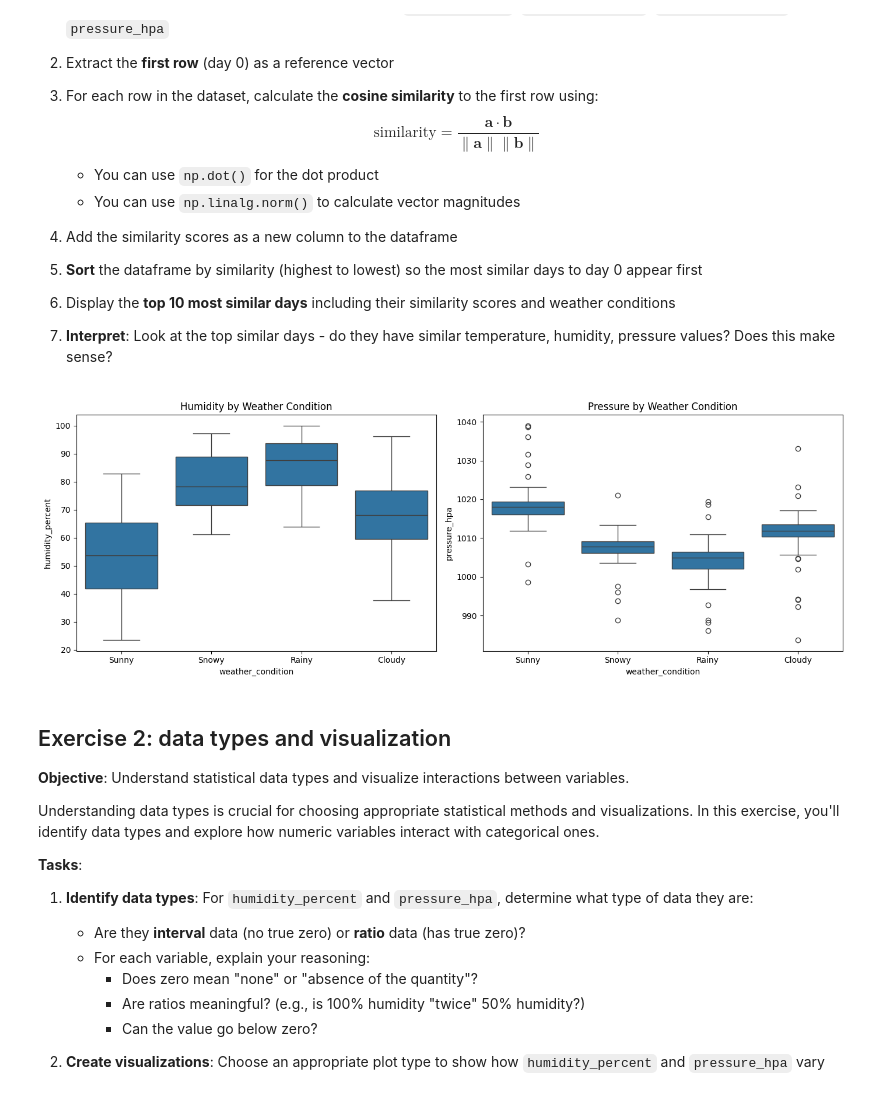
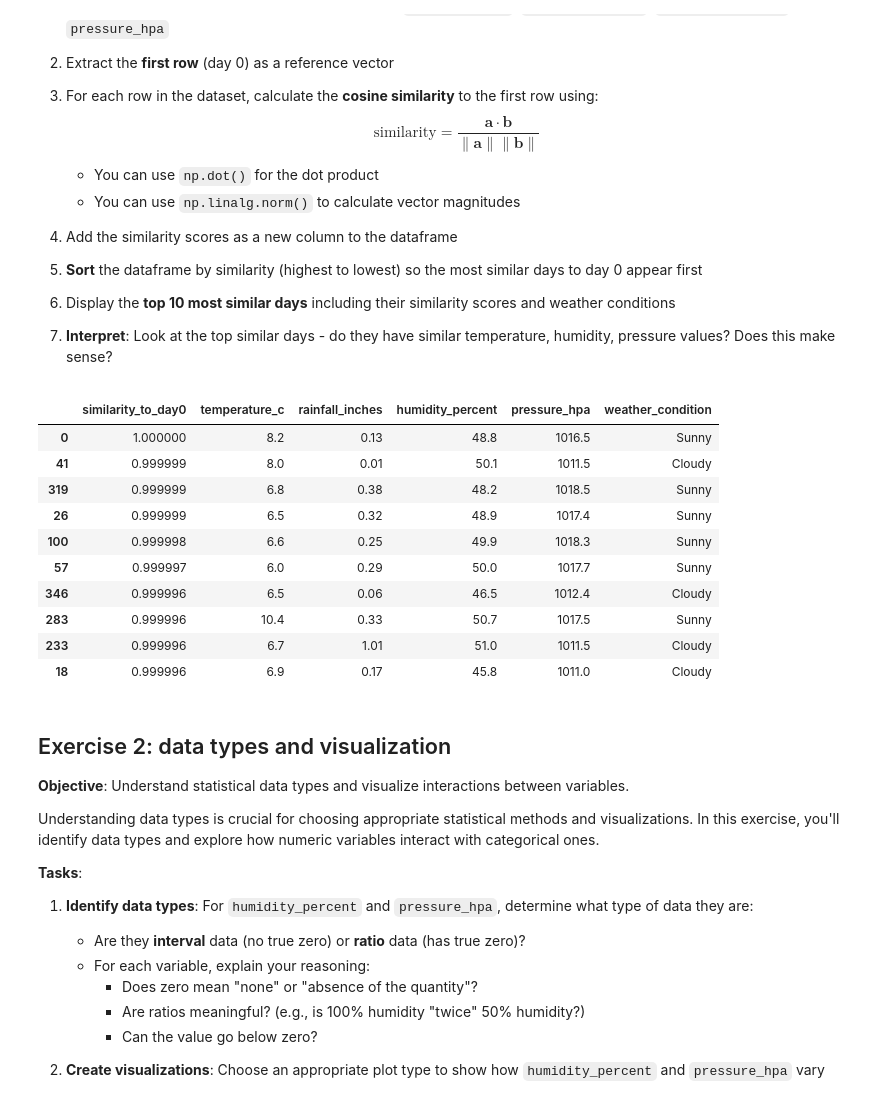
Before and after one commit to Alessandrarye/utd-aiml-coursework, a Jupyter notebook: notebooks/unit-2/lesson-12/lesson-12-activity.ipynb, the cells around one changed output. Cells and saved outputs as stored; diff of their text form; code cells hidden in the pictures.

Commit message:
Lesson 12: fix Exercise 1 cosine similarity solution

```diff
--- a/notebooks/unit-2/lesson-12/lesson-12-activity.ipynb
+++ b/notebooks/unit-2/lesson-12/lesson-12-activity.ipynb
@@ -53,21 +53,36 @@ In linear algebra, we can treat each row of data as a vector and measure how sim
 
 7. **Interpret**: Look at the top similar days - do they have similar temperature, humidity, pressure values? Does this make sense?
 # %%
-import matplotlib.pyplot as plt
-import seaborn as sns
+import numpy as np
 
-fig, axes = plt.subplots(1, 2, figsize=(14, 5))
+numeric_cols = ['temperature_c', 'rainfall_inches', 'humidity_percent', 'pressure_hpa']
+features = df[numeric_cols]
 
-sns.boxplot(data=df, x='weather_condition', y='humidity_percent', ax=axes[0])
-axes[0].set_title('Humidity by Weather Condition')
+# Day 0 as the reference vector
+reference = features.iloc[0].values
 
-sns.boxplot(data=df, x='weather_condition', y='pressure_hpa', ax=axes[1])
-axes[1].set_title('Pressure by Weather Condition')
+# Cosine similarity of each row to the reference
+def cosine_similarity(row):
+    a = row.values
+    return np.dot(a, reference) / (np.linalg.norm(a) * np.linalg.norm(reference))
 
-plt.tight_layout()
-plt.show()
+df['similarity_to_day0'] = features.apply(cosine_similarity, axis=1)
+
+# Sort highest to lowest and show the top 10 most similar days
+top10 = df.sort_values('similarity_to_day0', ascending=False).head(10)
+top10[['similarity_to_day0'] + numeric_cols + ['weather_condition']]
 # %% [output]
-[figure, removed]
+|  | similarity_to_day0 | temperature_c | rainfall_inches | humidity_percent | pressure_hpa | weather_condition |
+| 0 | 1.000000 | 8.2 | 0.13 | 48.8 | 1016.5 | Sunny |
+| 41 | 0.999999 | 8.0 | 0.01 | 50.1 | 1011.5 | Cloudy |
+| 319 | 0.999999 | 6.8 | 0.38 | 48.2 | 1018.5 | Sunny |
+| 26 | 0.999999 | 6.5 | 0.32 | 48.9 | 1017.4 | Sunny |
+| 100 | 0.999998 | 6.6 | 0.25 | 49.9 | 1018.3 | Sunny |
+| 57 | 0.999997 | 6.0 | 0.29 | 50.0 | 1017.7 | Sunny |
+| 346 | 0.999996 | 6.5 | 0.06 | 46.5 | 1012.4 | Cloudy |
+| 283 | 0.999996 | 10.4 | 0.33 | 50.7 | 1017.5 | Sunny |
+| 233 | 0.999996 | 6.7 | 1.01 | 51.0 | 1011.5 | Cloudy |
+| 18 | 0.999996 | 6.9 | 0.17 | 45.8 | 1011.0 | Cloudy |
 # %% [markdown]
 ## Exercise 2: data types and visualization
 
```
